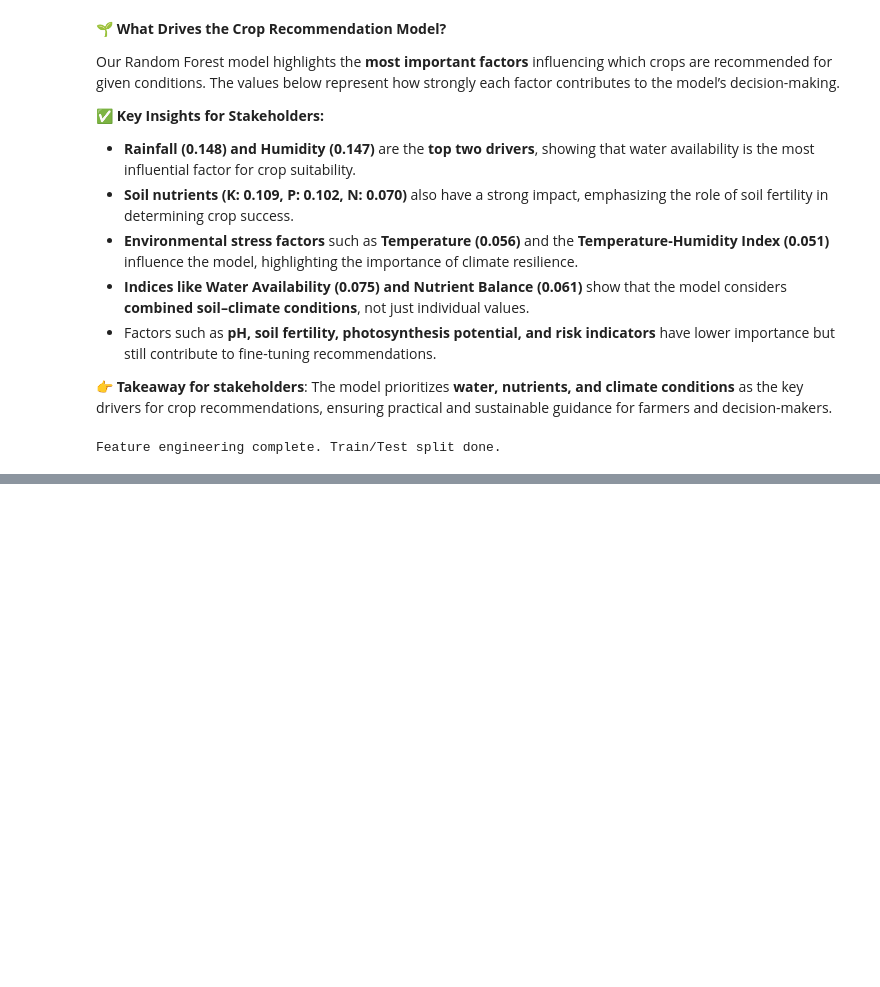
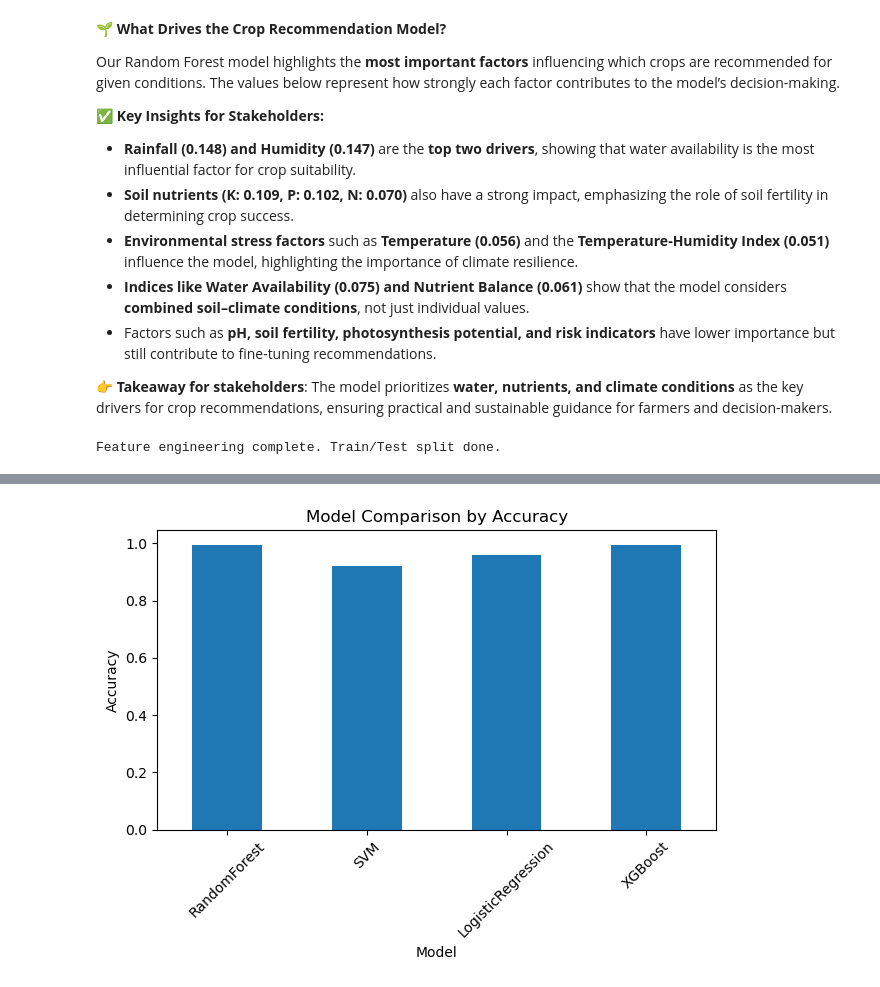
Before and after one commit to JaisreeMK-15/Inheritance, a Jupyter notebook: Crop_rotation_recommendation.ipynb, the cells around one changed output, grey strips where cells are left out. Drawn from its saved outputs; the diff is of its cells as text; code cells hidden in the pictures; blank space fills up the shorter version.

```diff
--- a/Crop_rotation_recommendation.ipynb
+++ b/Crop_rotation_recommendation.ipynb
@@ -1018,7 +1018,6 @@ def prepare_data(df):
     X = df.drop('label', axis=1)
     y = df['label']
 
-    # Encode labels to integers for XGBoost compatibility
     encoder = LabelEncoder()
     y_encoded = encoder.fit_transform(y)
 
@@ -1028,9 +1027,12 @@ def prepare_data(df):
     X_train, X_test, y_train, y_test = train_test_split(
         X_scaled, y_encoded, test_size=0.2, random_state=42, stratify=y_encoded
     )
-    return X_train, X_test, y_train, y_test, scaler, encoder
 
-X_train, X_test, y_train, y_test, scaler, encoder = prepare_data(crop_df)
+    # ✅ return feature names too
+    return X_train, X_test, y_train, y_test, scaler, encoder, X.columns.tolist()
+
+X_train, X_test, y_train, y_test, scaler, encoder, feature_columns = prepare_data(clean_crop_df)
+
 print("Feature engineering complete. Train/Test split done.")
 # %% [output]
 Feature engineering complete. Train/Test split done.
@@ -1190,23 +1155,15 @@ def show_feature_importance(model, X, feature_names, top_n=10):
     else:
         print(f"\nℹ️ Feature importance not available for {model.__class__.__name__}.")
 # %%
-
-# =========================
+ #=========================
 # Model Building and Comparison
 # =========================
-
-from sklearn.ensemble import RandomForestClassifier
-from sklearn.svm import SVC
-from sklearn.linear_model import LogisticRegression
-from xgboost import XGBClassifier
-from sklearn.metrics import accuracy_score, f1_score
-
 def train_models(X_train, y_train):
     models = {
         "RandomForest": RandomForestClassifier(random_state=42),
         "SVM": SVC(probability=True, random_state=42),
         "LogisticRegression": LogisticRegression(max_iter=500, random_state=42),
-        "XGBoost": XGBClassifier(use_label_encoder=False, eval_metric='mlogloss', random_state=42)
+        "XGBoost": XGBClassifier(eval_metric='mlogloss', random_state=42)
     }
     trained_models = {}
     for name, model in models.items():
@@ -1214,31 +1171,78 @@ def train_models(X_train, y_train):
         trained_models[name] = model
     return trained_models
 
+from sklearn.metrics import log_loss
+
 def evaluate_models(models, X_test, y_test):
     scores = {}
     for name, model in models.items():
-        y_pred = model.predict(X_test)
-        acc = accuracy_score(y_test, y_pred)
-        f1 = f1_score(y_test, y_pred, average='weighted')
-        scores[name] = {"accuracy": acc, "f1_score": f1}
-        print(f"{name} -> Accuracy: {acc:.4f}, F1-score: {f1:.4f}")
+        try:
+            y_pred = model.predict(X_test)
+            acc = accuracy_score(y_test, y_pred)
+
+            scores[name] = {"accuracy": acc}
+            print(f"{name} -> Accuracy: {acc:.4f}")
+
+        except Exception as e:
+            print(f"⚠️ Error evaluating {name}: {e}")
+            scores[name] = None
     return scores
 
+def compare_models(models_results):
+    if not models_results:
+        raise ValueError("models_results is empty.")
+
+    valid_results = {
+        name: results for name, results in models_results.items()
+        if results is not None and "accuracy" in results
+    }
+    if not valid_results:
+        raise ValueError("No valid model results available for accuracy.")
+
+    comparison = pd.DataFrame({
+        'Model': list(valid_results.keys()),
+        'Accuracy': [results['accuracy'] for results in valid_results.values()]
+    })
+
+    print("\nModel Comparison (by Accuracy):")
+    print(comparison.sort_values(by="Accuracy", ascending=False))
+
+    # Plot
+    plt.figure(figsize=(8, 5))
+    comparison.plot(x='Model', y='Accuracy', kind='bar', legend=False)
+    plt.title("Model Comparison by Accuracy")
+    plt.ylabel("Accuracy")
+    plt.xticks(rotation=45)
+    plt.tight_layout()
+    plt.show()
+
+    return comparison
+
+
 def select_best_model(models, scores):
-    best_model_name = max(scores, key=lambda x: scores[x]['f1_score'])
-    print(f"Best model selected: {best_model_name}")
-    return models[best_model_name]
+    best_model_name = max(scores, key=lambda x: scores[x]['accuracy'])
+    print(f"✅ Best model selected: {best_model_name}")
+    return models[best_model_name], best_model_name
 
-# Training and evaluating
+
+# Prepare dataset using clean_crop_df
+X_train, X_test, y_train, y_test, scaler, encoder, feature_columns = prepare_data(clean_crop_df)
+
+print("✅ Data prepared successfully")
+print("Train shape:", X_train.shape, "Test shape:", X_test.shape)
+print("Number of features:", len(feature_columns))
+
+
+# Train & evaluate
 models = train_models(X_train, y_train)
 scores = evaluate_models(models, X_test, y_test)
-best_model = select_best_model(models, scores)
-
+comparison = compare_models(scores)
+best_model, best_name = select_best_model(models, scores)
 
 # =========================
-# Example Prediction with Decoded Labels
+# Example Predictions
 # =========================
-y_pred = best_model.predict(X_test[:5])             # Predict on first 5 test samples
-decoded_preds = encoder.inverse_transform(y_pred)   # Convert back to crop names
+y_pred = best_model.predict(X_test[:5])
+decoded_preds = encoder.inverse_transform(y_pred)
 print("Sample Predictions:", decoded_preds)
 # %% [output]
@@ -1253,0 +1264 @@ Sample Predictions: ['orange' 'banana' 'cotton' 'maize' 'orange']
+[figure, added]
```
Also changed, not shown: parts of 15 cells of this notebook, 6 other files.
